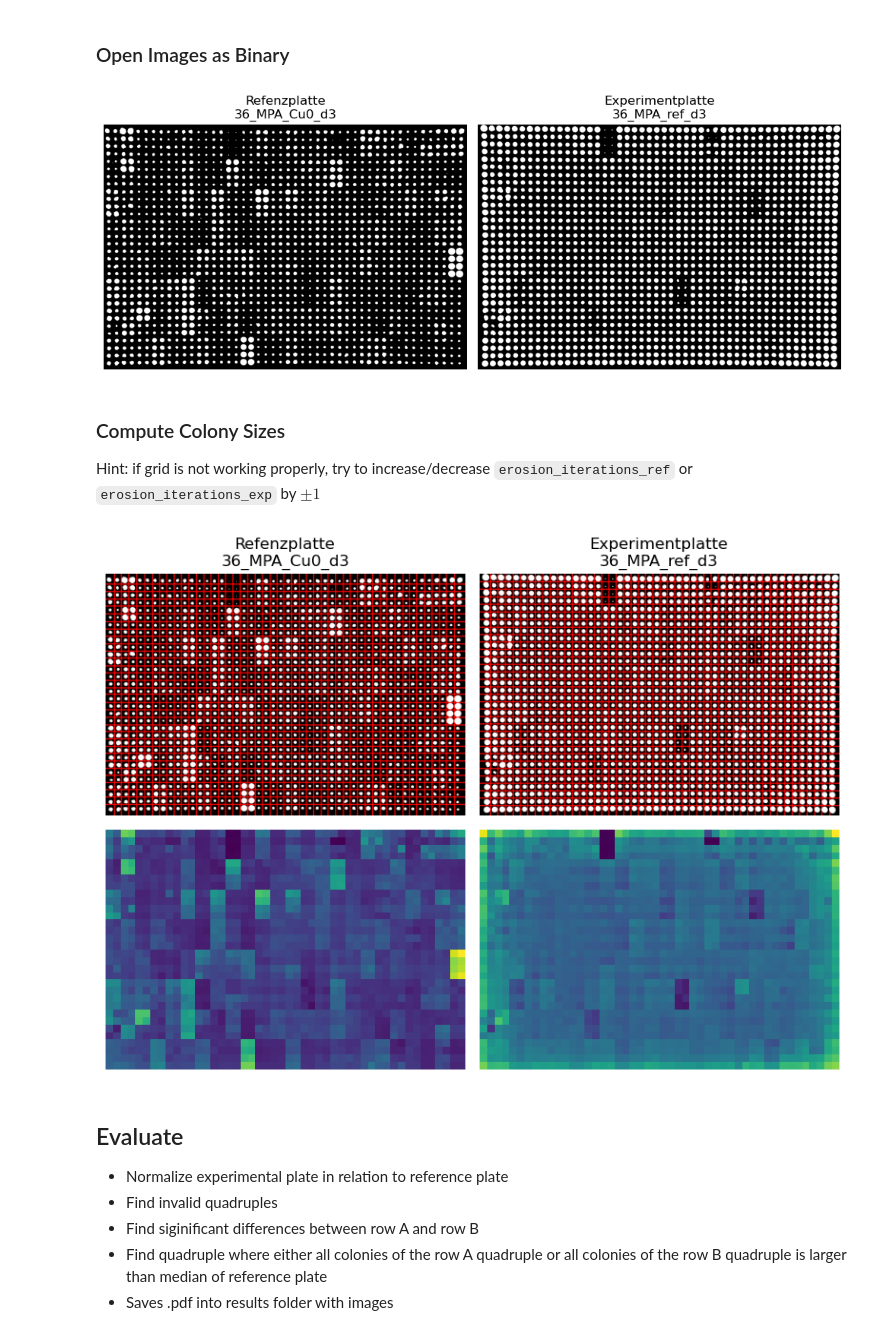
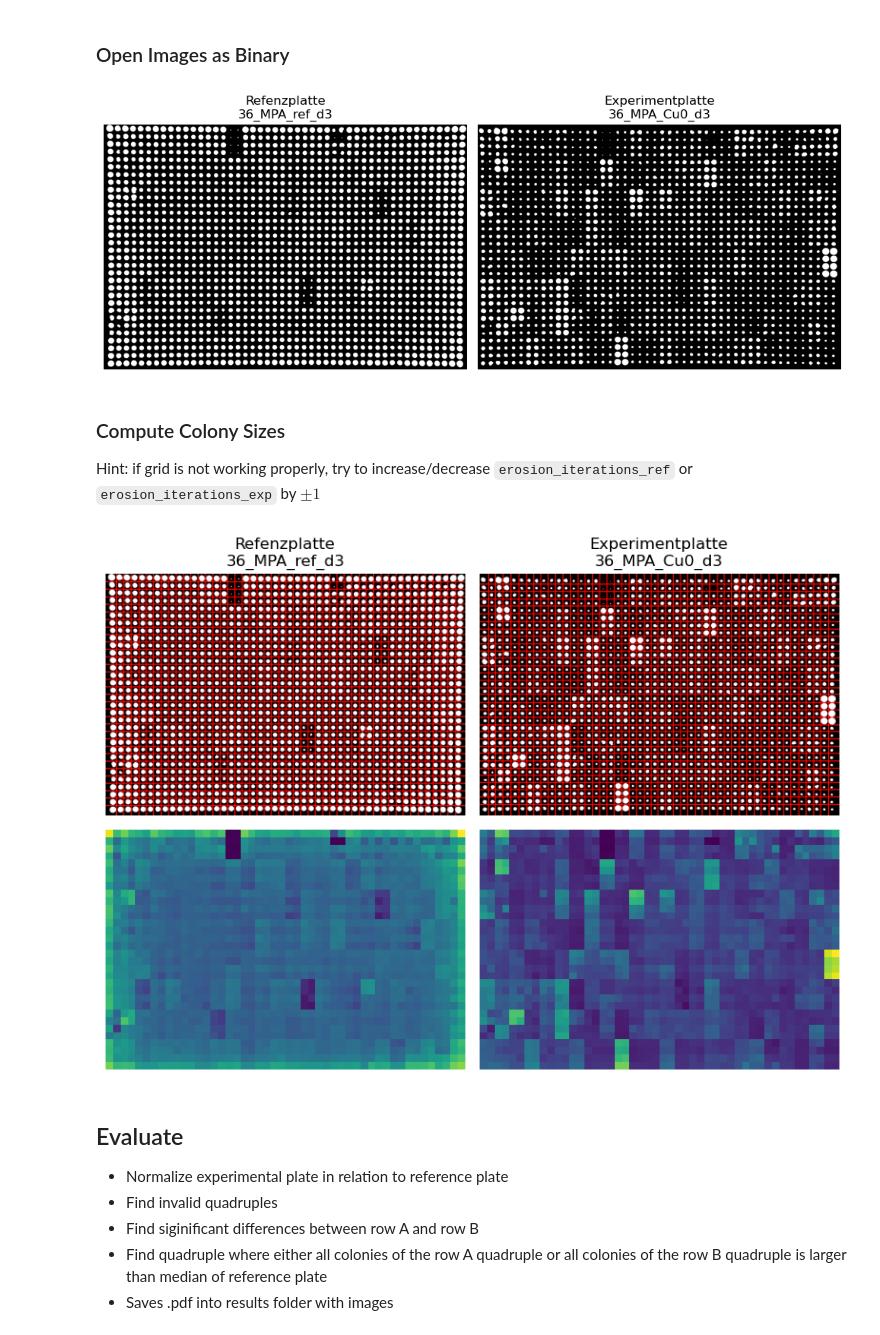
Before and after one commit to HannahKniesel/Hefekulturen, a Jupyter notebook: Hefekulturen.ipynb, the cells around one changed output. Cells and saved outputs as stored; diff of their text form; code cells hidden in the pictures.

```diff
--- a/Hefekulturen.ipynb
+++ b/Hefekulturen.ipynb
@@ -21,8 +18,10 @@ Please edit the path to the reference plate (`path_to_reference_plate`) and expe
 
 **Attention** Please make sure that the images are cropped, in such way that only the yeast colonies are visible.
 # %%
-path_to_reference_plate = r"./Data\36_MPA_Cu0_d3.JPG"
-path_to_experiment_plate = r"./Data/36_MPA_ref_d3.JPG"
+# path_to_reference_plate = r"./Data\36_MPA_Cu0_d3.JPG"
+path_to_reference_plate = r"./Data/36_MPA_ref_d3.JPG"
+path_to_experiment_plate = r"./Data\36_MPA_Cu0_d3.JPG"
+
 save_results_folder = r"./Results/"
 # %%
 # IMG_SIZE = 8
@@ -48,7 +47,7 @@ axs[1].set_axis_off()
 plt.tight_layout()
 plt.show()
 # %% [output]
-[figure, old version]
+[figure, new version]
 # %% [markdown]
 ### Compute Colony Sizes
 
@@ -59,30 +58,30 @@ erosion_iterations_exp = 4
 # %%
 rgb_grid_reference, xmins_idx_reference, ymins_idx_reference = compute_grid(reference_plate, erosion_iterations = erosion_iterations_ref)
 rgb_grid_experiment, xmins_idx_experiment, ymins_idx_experiment = compute_grid(experiment_plate, erosion_iterations = erosion_iterations_exp)
 
 sizes_reference,_,_,_,_ = compute_sizes(reference_plate, xmins_idx_reference, ymins_idx_reference)
 sizes_experiment, x_start, x_end, y_start, y_end = compute_sizes(experiment_plate, xmins_idx_experiment, ymins_idx_experiment)
 
-fig, axs = plt.subplots(2,2, figsize = (4*2,4*1.5))
-axs[0,0].imshow(rgb_grid_reference)
-axs[0,1].imshow(rgb_grid_experiment)
-axs[0,0].set_title("Refenzplatte\n"+Path(path_to_reference_plate).stem)
-axs[0,1].set_title("Experimentplatte\n"+Path(path_to_experiment_plate).stem)
-axs[0,0].set_axis_off()
-axs[0,1].set_axis_off()
-
-axs[1,0].imshow(sizes_reference) #, cmap= "plasma")
-axs[1,1].imshow(sizes_experiment) #, cmap= "plasma")
-axs[1,0].set_axis_off()
-axs[1,1].set_axis_off()
-plt.tight_layout()
-plt.autoscale(False)
-plt.show()
-
 if(sizes_reference.shape != sizes_experiment.shape):
     print("ERROR::Please check grid computation. The sizes of the grids don't match between experiment plate "+str(sizes_experiment.shape)+" and reference plate "+str(sizes_reference.shape))
+else:
+    fig, axs = plt.subplots(2,2, figsize = (4*2,4*1.5))
+    axs[0,0].imshow(rgb_grid_reference)
+    axs[0,1].imshow(rgb_grid_experiment)
+    axs[0,0].set_title("Refenzplatte\n"+Path(path_to_reference_plate).stem)
+    axs[0,1].set_title("Experimentplatte\n"+Path(path_to_experiment_plate).stem)
+    axs[0,0].set_axis_off()
+    axs[0,1].set_axis_off()
+
+    axs[1,0].imshow(sizes_reference) #, cmap= "plasma")
+    axs[1,1].imshow(sizes_experiment) #, cmap= "plasma")
+    axs[1,0].set_axis_off()
+    axs[1,1].set_axis_off()
+    plt.tight_layout()
+    plt.autoscale(False)
+    plt.show()
 # %% [output]
-[figure, old version]
+[figure, new version]
 # %% [markdown]
 ## Evaluate
 - Normalize experimental plate in relation to reference plate
```
Also changed, not shown: parts of 3 cells of this notebook.
